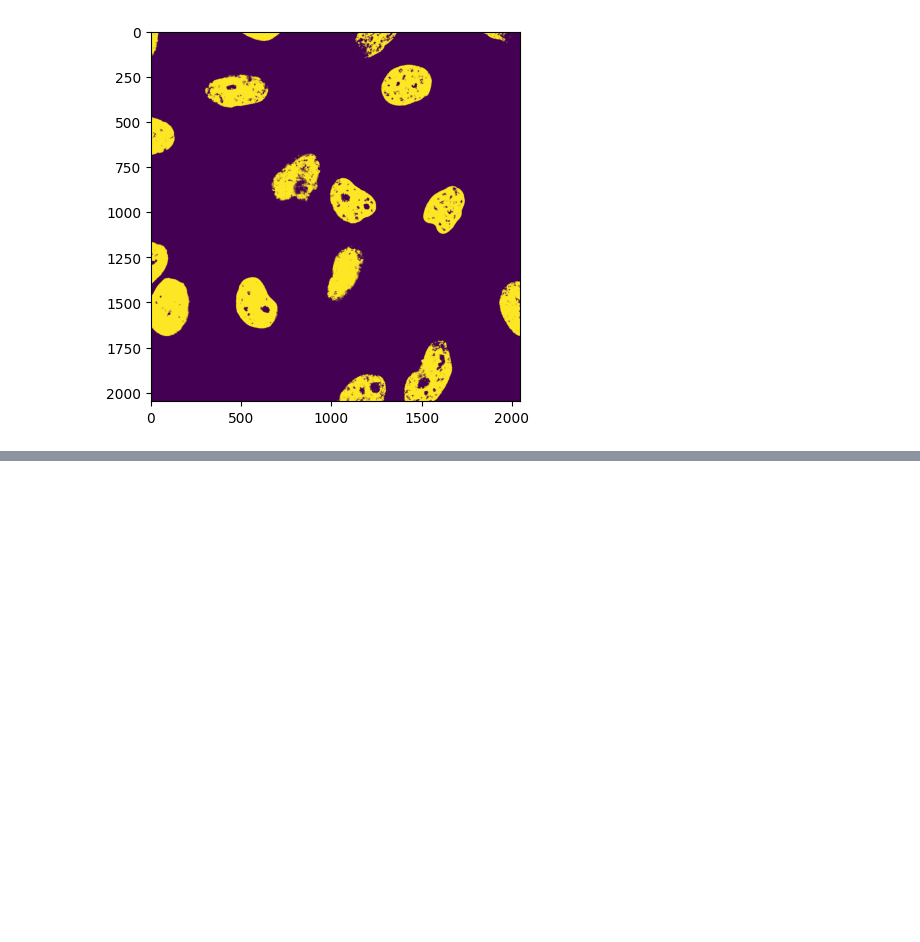
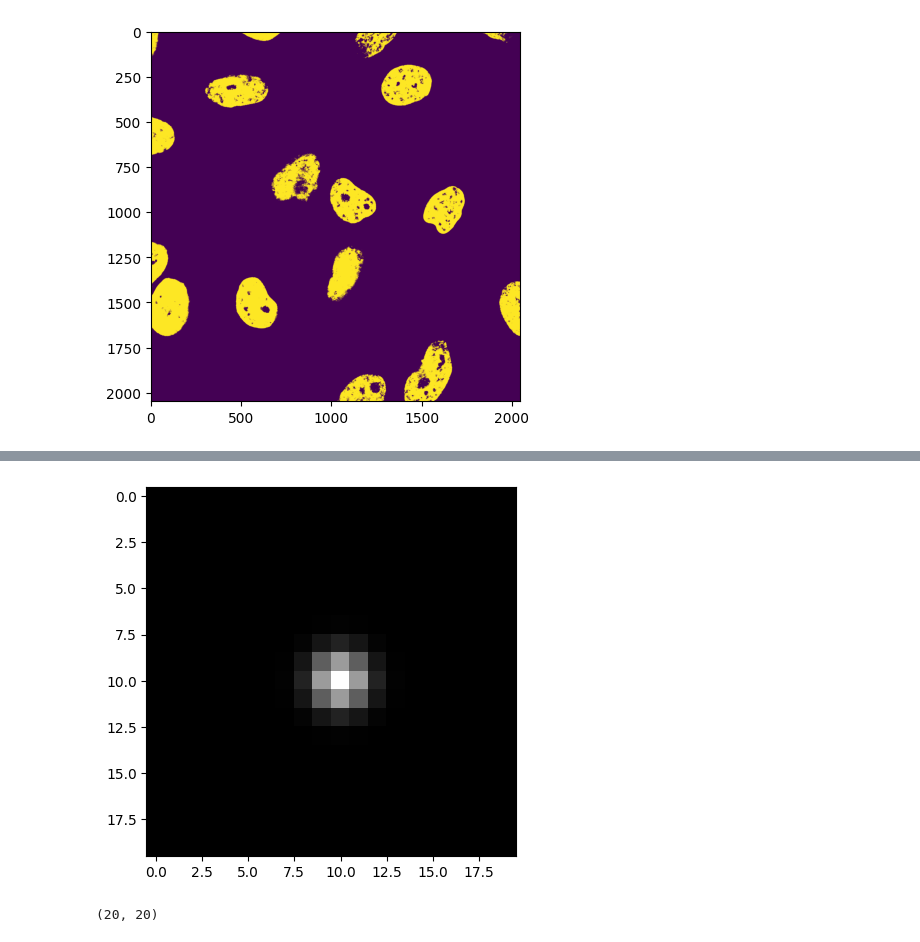
Before and after one commit to Nishitha0730/Computer-Vision, a Jupyter notebook: Images_as_Array.ipynb, the cells around one changed output, grey strips where cells are left out. Drawn from its saved outputs; the diff is of its cells as text; code cells hidden in the pictures; blank space fills up the shorter version.

```diff
--- a/Images_as_Array.ipynb
+++ b/Images_as_Array.ipynb
@@ -353,0 +373,9 @@ plt.imshow(mask_nuclei)
+# %%
+filtered = skimage.filters.gaussian(single_dot)  # single dot convolve with gaussian kernal
+plt.imshow(filtered,cmap='gray');
+# %% [output]
+[figure, added]
+# %%
+filtered.shape
+# %% [output]
+(20, 20)
```
Also changed, not shown: parts of 10 cells of this notebook.
